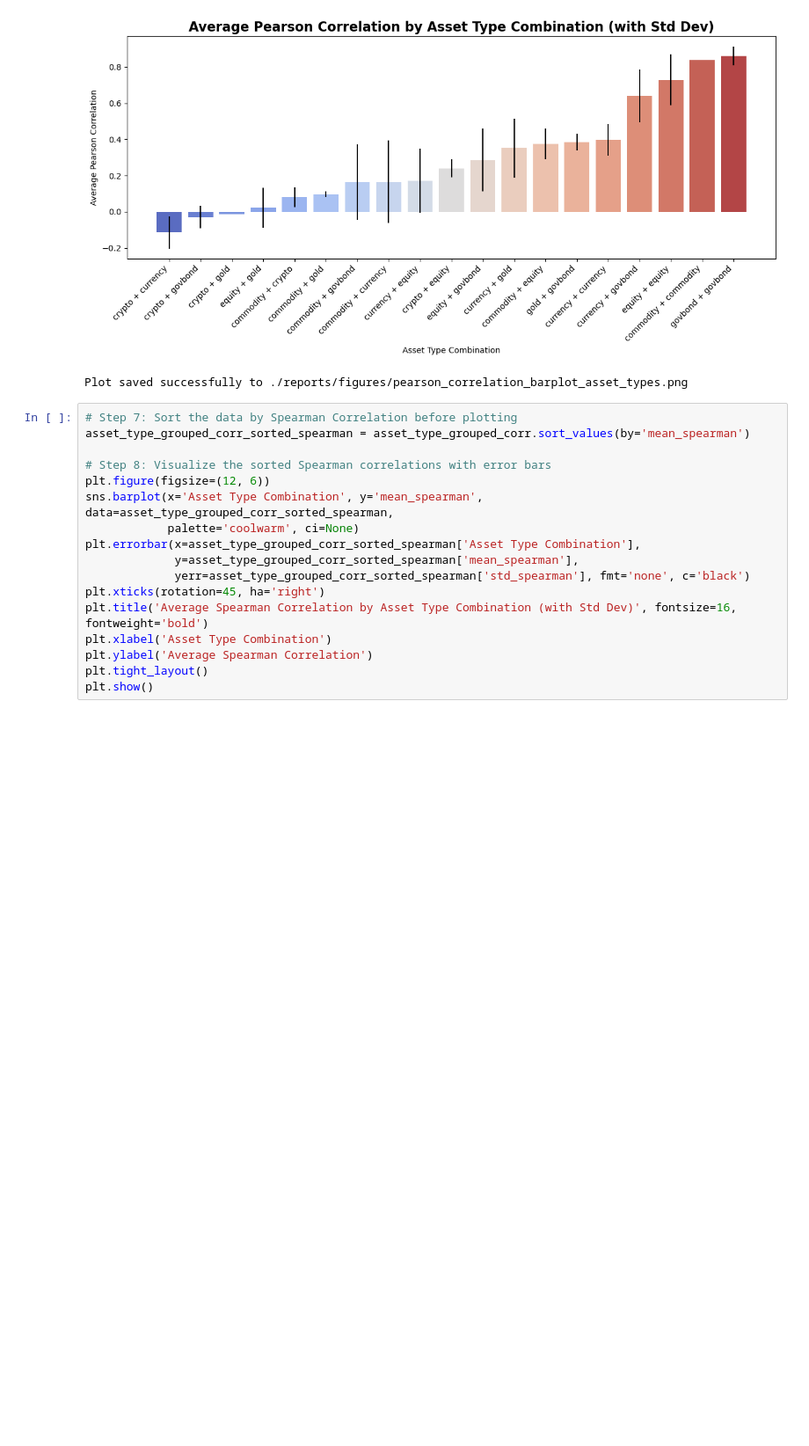
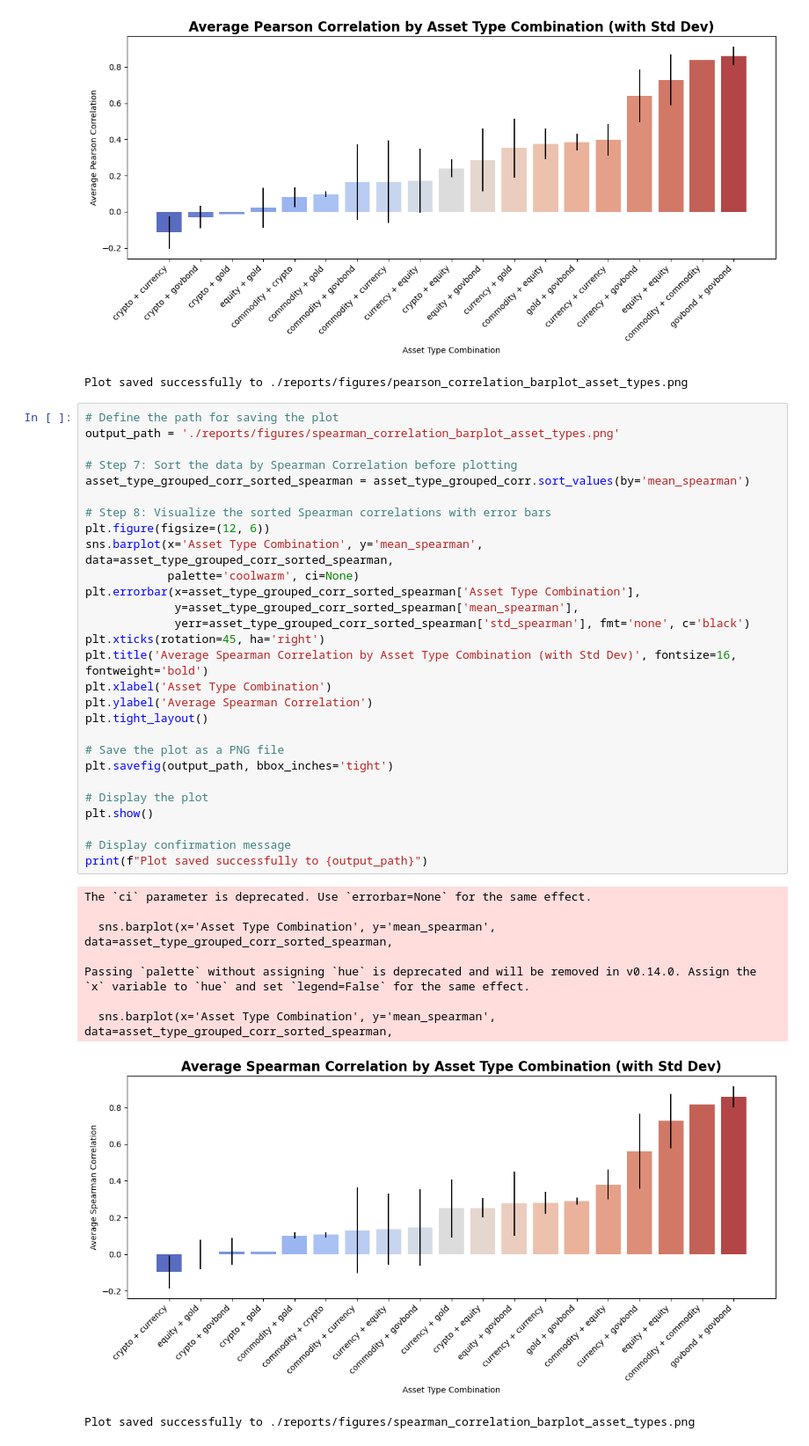
Before and after one commit to JAlbertOfficial/rebalytics, a Jupyter notebook: notebooks/02_data_exploration_processing.ipynb, the cells around one changed output. Shown at 88% size. Cells and saved outputs as stored; diff of their text form; blank space fills up the shorter version.

```diff
--- a/notebooks/02_data_exploration_processing.ipynb
+++ b/notebooks/02_data_exploration_processing.ipynb
@@ -631,19 +631,40 @@ Passing `palette` without assigning `hue` is deprecated and will be removed in v
 [figure]
 Plot saved successfully to ./reports/figures/pearson_correlation_barplot_asset_types.png
 # %%
+# Define the path for saving the plot
+output_path = './reports/figures/spearman_correlation_barplot_asset_types.png'
+
 # Step 7: Sort the data by Spearman Correlation before plotting
 asset_type_grouped_corr_sorted_spearman = asset_type_grouped_corr.sort_values(by='mean_spearman')
 
 # Step 8: Visualize the sorted Spearman correlations with error bars
 plt.figure(figsize=(12, 6))
 sns.barplot(x='Asset Type Combination', y='mean_spearman', data=asset_type_grouped_corr_sorted_spearman,
             palette='coolwarm', ci=None)
 plt.errorbar(x=asset_type_grouped_corr_sorted_spearman['Asset Type Combination'],
              y=asset_type_grouped_corr_sorted_spearman['mean_spearman'],
              yerr=asset_type_grouped_corr_sorted_spearman['std_spearman'], fmt='none', c='black')
 plt.xticks(rotation=45, ha='right')
 plt.title('Average Spearman Correlation by Asset Type Combination (with Std Dev)', fontsize=16, fontweight='bold')
 plt.xlabel('Asset Type Combination')
 plt.ylabel('Average Spearman Correlation')
 plt.tight_layout()
+
+# Save the plot as a PNG file
+plt.savefig(output_path, bbox_inches='tight')
+
+# Display the plot
 plt.show()
+
+# Display confirmation message
+print(f"Plot saved successfully to {output_path}")
+# %% [output]
+The `ci` parameter is deprecated. Use `errorbar=None` for the same effect.
+
+  sns.barplot(x='Asset Type Combination', y='mean_spearman', data=asset_type_grouped_corr_sorted_spearman,
+
+Passing `palette` without assigning `hue` is deprecated and will be removed in v0.14.0. Assign the `x` variable to `hue` and set `legend=False` for the same effect.
+
+  sns.barplot(x='Asset Type Combination', y='mean_spearman', data=asset_type_grouped_corr_sorted_spearman,
+[figure, added]
+Plot saved successfully to ./reports/figures/spearman_correlation_barplot_asset_types.png
```
Also changed, not shown: 1 other file.
